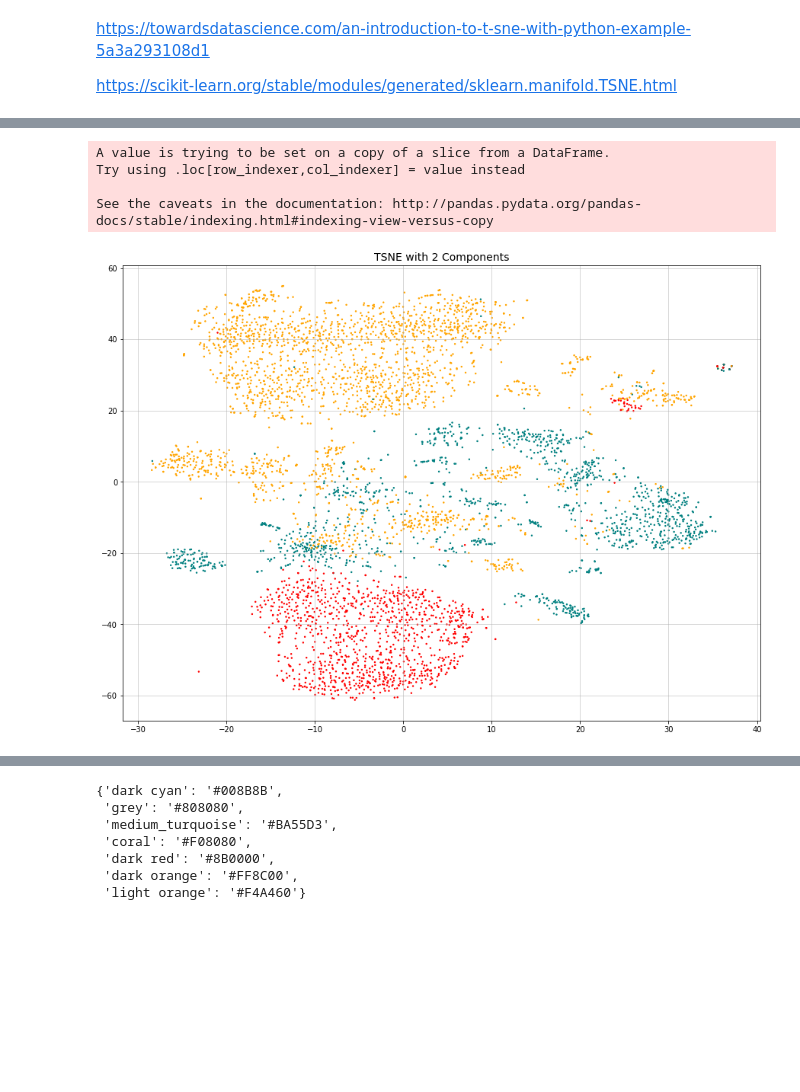
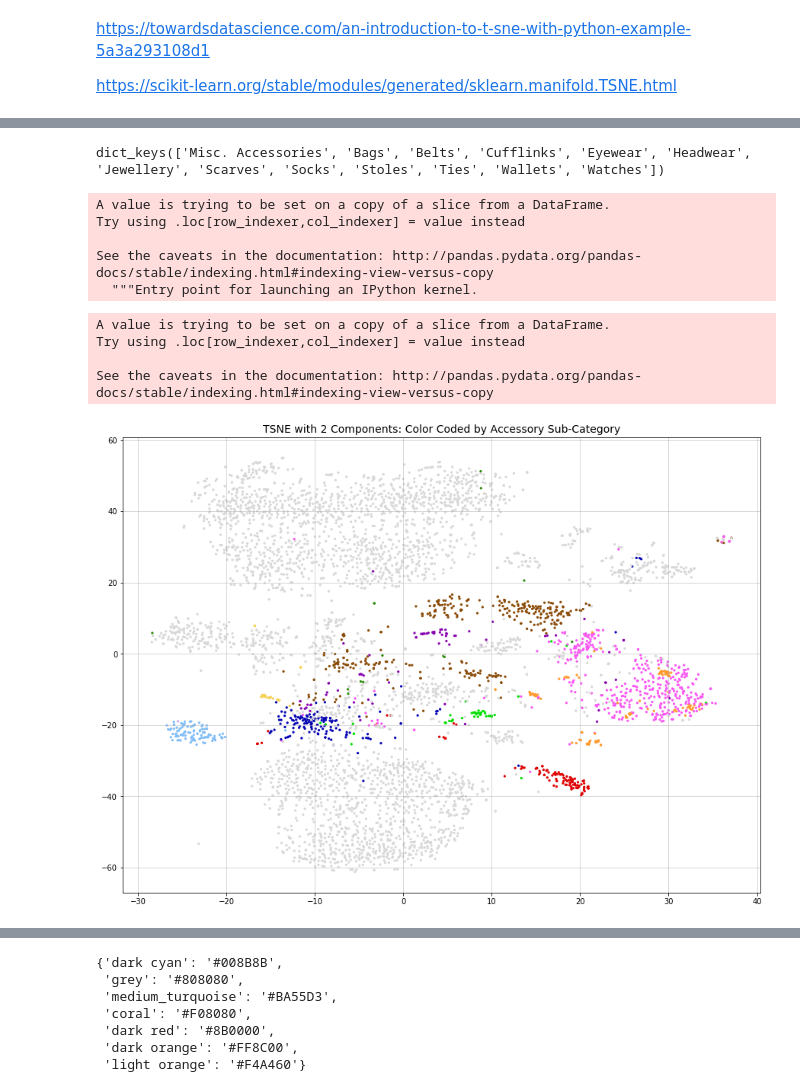
Before and after one commit to kellystroh/Clothing-Classification, a Jupyter notebook: notebooks/PCA Clustering.ipynb, the cells around one changed output, grey strips where cells are left out. Saved outputs shown, nothing was run; the diff lists cells and outputs as text; code cells hidden in the pictures; blank space fills up the shorter version.

Commit message:
move TSNE code from PCA notebook into new notebook for all TSNE models; update EDA

```diff
--- a/notebooks/PCA Clustering.ipynb
+++ b/notebooks/PCA Clustering.ipynb
@@ -136,3 +158,40 @@ XX = TSNE(n_components=2, n_iter=1000, perplexity=100).fit_transform(wear_img[0:
+# %%
+dct_accessory_subcat = {'Misc. Accessories':143}
+for cat in accessory_subcats.index:
+    if accessory_subcats[cat] <= 50:
+        dct_accessory_subcat['Misc. Accessories'] += accessory_subcats[cat]
+    elif cat != 'Accessories':
+        dct_accessory_subcat[cat] = accessory_subcats[cat]
+dct_accessory_subcat.keys()
+# %% [output]
+dict_keys(['Misc. Accessories', 'Bags', 'Belts', 'Cufflinks', 'Eyewear', 'Headwear', 'Jewellery', 'Scarves', 'Socks', 'Stoles', 'Ties', 'Wallets', 'Watches'])
+# %%
+grey = '#D8D8D8'
+pink = '#FA58F4'
+red = '#DF0101'
+lt_purple = '#D0A9F5'
+orange = '#FE9A2E'
+dk_green = '#298A08'
+lt_blue = '#81BEF7'
+aqua = '#01DFD7'
+yellow = '#F7D358'
+lt_green = '#01DF01'
+dk_blue = '#0404B4'
+dk_purple = '#8904B1'
+black = '#000000'
+brown = '#8A4B08'
+color13 = [black, pink, red, lt_purple, lt_blue, lt_green, dk_blue, dk_green, dk_purple, aqua, yellow, orange, brown, grey]
+# %%
+color_code_accessories = {k:color13[i] for i, k in enumerate(list(dct_accessory_subcat.keys()))}
+color_code_accessories2 = {k:str(color13[i]) for i, k in enumerate(list(dct_accessory_subcat.keys()))}
+# %%
+wear_df['acc_color'] = wear_df.loc[:,'subCategory'].apply(lambda x: color_code_accessories[x] if x in color_code_accessories.keys() else grey )
+# %% [output]
+A value is trying to be set on a copy of a slice from a DataFrame.
+Try using .loc[row_indexer,col_indexer] = value instead
+
+See the caveats in the documentation: http://pandas.pydata.org/pandas-docs/stable/indexing.html#indexing-view-versus-copy
+  """Entry point for launching an IPython kernel.
 # %%
 colors = {'Apparel':'orange','Accessories':'teal','Footwear':'red', 'Personal Care':'grey', 'Free Items':'yellow', 'Sporting Goods':'black', 'Home':'magenta'}
 wear_df['color'] = wear_df.loc[:,'masterCategory'].apply(lambda x: colors[x])
@@ -144,10 +218,10 @@ See the caveats in the documentation: http://pandas.pydata.org/pandas-docs/stabl
 # %%
 fig, ax = plt.subplots(figsize=(15,11))
-ax.scatter(XX[:,0],XX[:,1], s=2, color= wear_df['color'][0:5000]);
-ax.set_title('TSNE with 2 Components', fontsize=14)
+ax.scatter(XX[:,0],XX[:,1], s=5, c= wear_df['acc_color'][0:5000]);
+ax.set_title('TSNE with 2 Components: Color Coded by Accessory Sub-Category', fontsize=14)
 ax.grid(which='both', axis='both', linewidth=.5)
 # %% [output]
-[figure, old version]
+[figure, new version]
 # %%
 hh = XX[np.where((XX[:,0] < -20)&(XX[:,1] < -15))]
 hh
```
Also changed, not shown: parts of 3 cells of this notebook, 2 other files.
